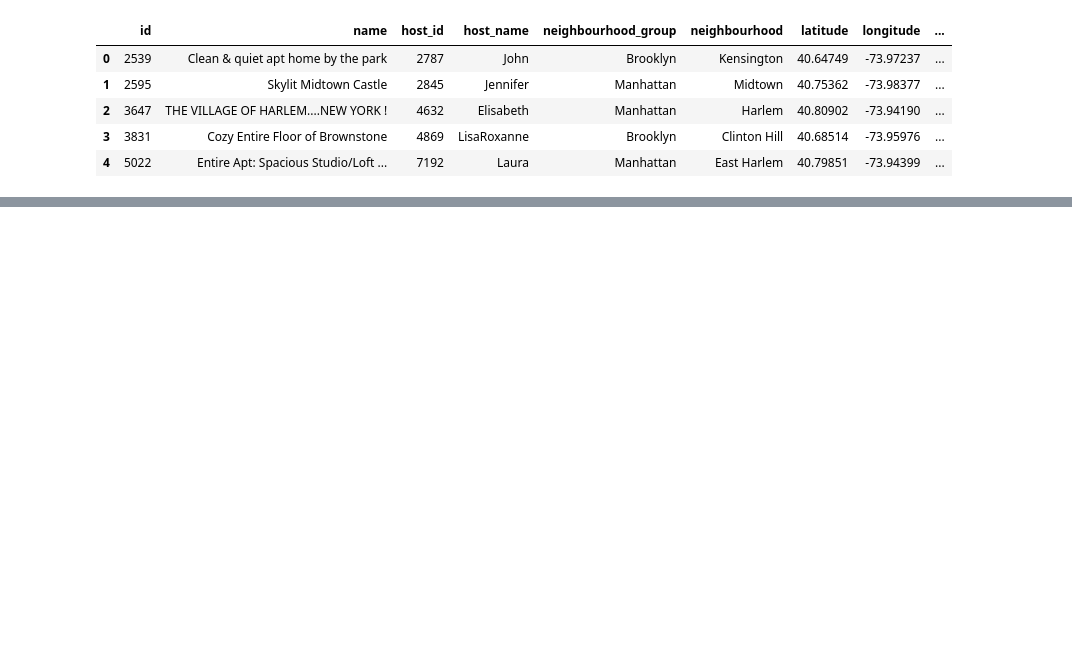
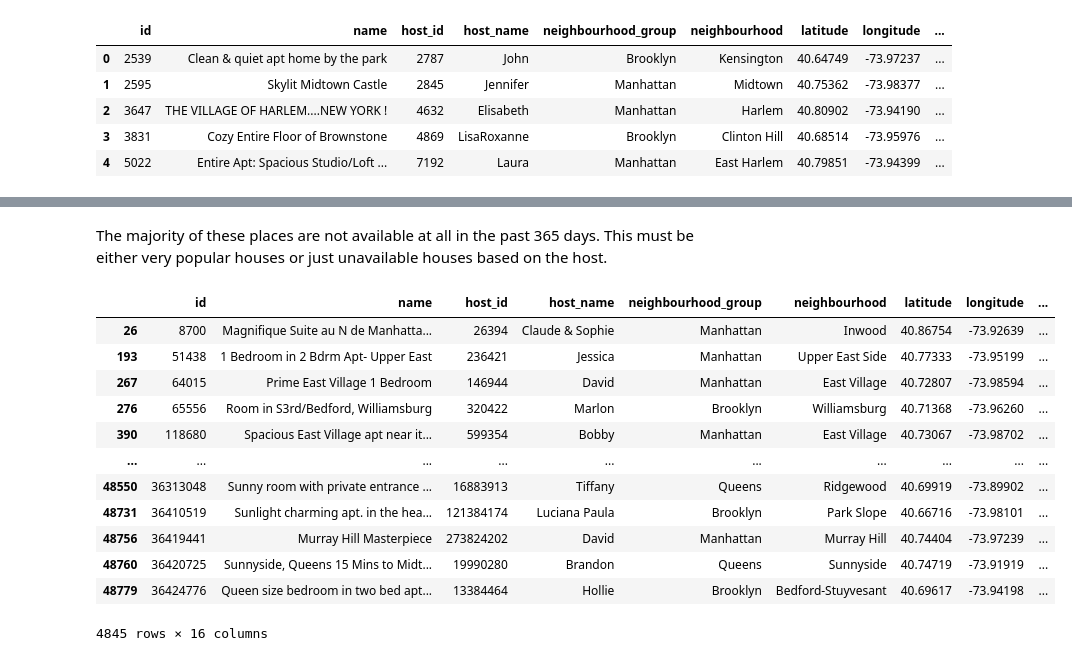
Before and after one commit to bw-tech/Kaggle, a Jupyter notebook: New York City Airbnb Open Data/Exploratory Data Analysis and Data Cleaning.ipynb, the cells around one changed output, grey strips where cells are left out. Cells and saved outputs as stored; diff of their text form; code cells hidden in the pictures; blank space fills up the shorter version.

```diff
--- a/New York City Airbnb Open Data/Exploratory Data Analysis and Data Cleaning.ipynb
+++ b/New York City Airbnb Open Data/Exploratory Data Analysis and Data Cleaning.ipynb
@@ -16,0 +141,18 @@ airbnb_df.head()
+# %% [markdown]
+The majority of these places are not available at all in the past 365 days. This must be either very popular houses or just unavailable houses based on the host.
+# %%
+airbnb_df.loc[(airbnb_df['availability_365'] == 0) & (airbnb_df['last_review'].isna())]
+# %% [output]
+|  | id | name | host_id | host_name | neighbourhood_group | neighbourhood | latitude | longitude | ... |
+| 26 | 8700 | Magnifique Suite au N de Manhatta... | 26394 | Claude & Sophie | Manhattan | Inwood | 40.86754 | -73.92639 | ... |
+| 193 | 51438 | 1 Bedroom in 2 Bdrm Apt- Upper East | 236421 | Jessica | Manhattan | Upper East Side | 40.77333 | -73.95199 | ... |
+| 267 | 64015 | Prime East Village 1 Bedroom | 146944 | David | Manhattan | East Village | 40.72807 | -73.98594 | ... |
+| 276 | 65556 | Room in S3rd/Bedford, Williamsburg | 320422 | Marlon | Brooklyn | Williamsburg | 40.71368 | -73.96260 | ... |
+| 390 | 118680 | Spacious East Village apt near it... | 599354 | Bobby | Manhattan | East Village | 40.73067 | -73.98702 | ... |
+| ... | ... | ... | ... | ... | ... | ... | ... | ... | ... |
+| 48550 | 36313048 | Sunny room with private entrance ... | 16883913 | Tiffany | Queens | Ridgewood | 40.69919 | -73.89902 | ... |
+| 48731 | 36410519 | Sunlight charming apt. in the hea... | 121384174 | Luciana Paula | Brooklyn | Park Slope | 40.66716 | -73.98101 | ... |
+| 48756 | 36419441 | Murray Hill Masterpiece | 273824202 | David | Manhattan | Murray Hill | 40.74404 | -73.97239 | ... |
+| 48760 | 36420725 | Sunnyside, Queens 15 Mins to Midt... | 19990280 | Brandon | Queens | Sunnyside | 40.74719 | -73.91919 | ... |
+| 48779 | 36424776 | Queen size bedroom in two bed apt... | 13384464 | Hollie | Brooklyn | Bedford-Stuyvesant | 40.69617 | -73.94198 | ... |
+4845 rows × 16 columns
```
Also changed, not shown: parts of 16 cells of this notebook.
